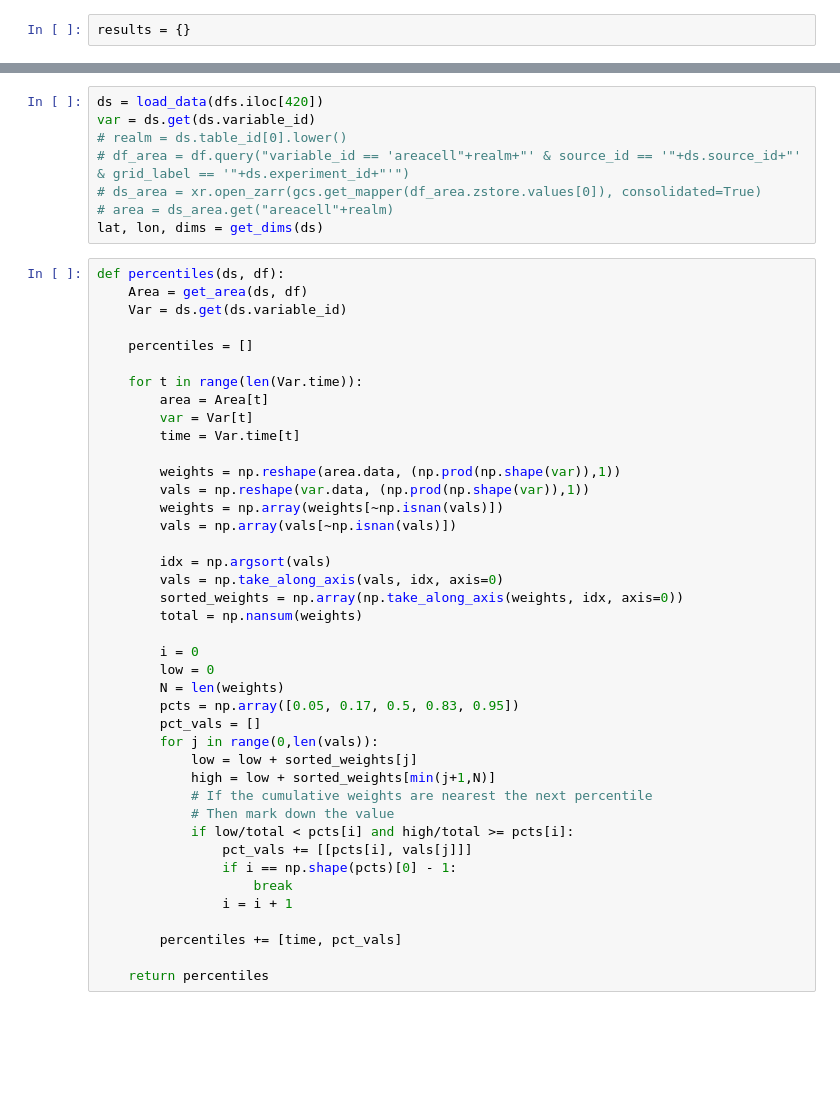
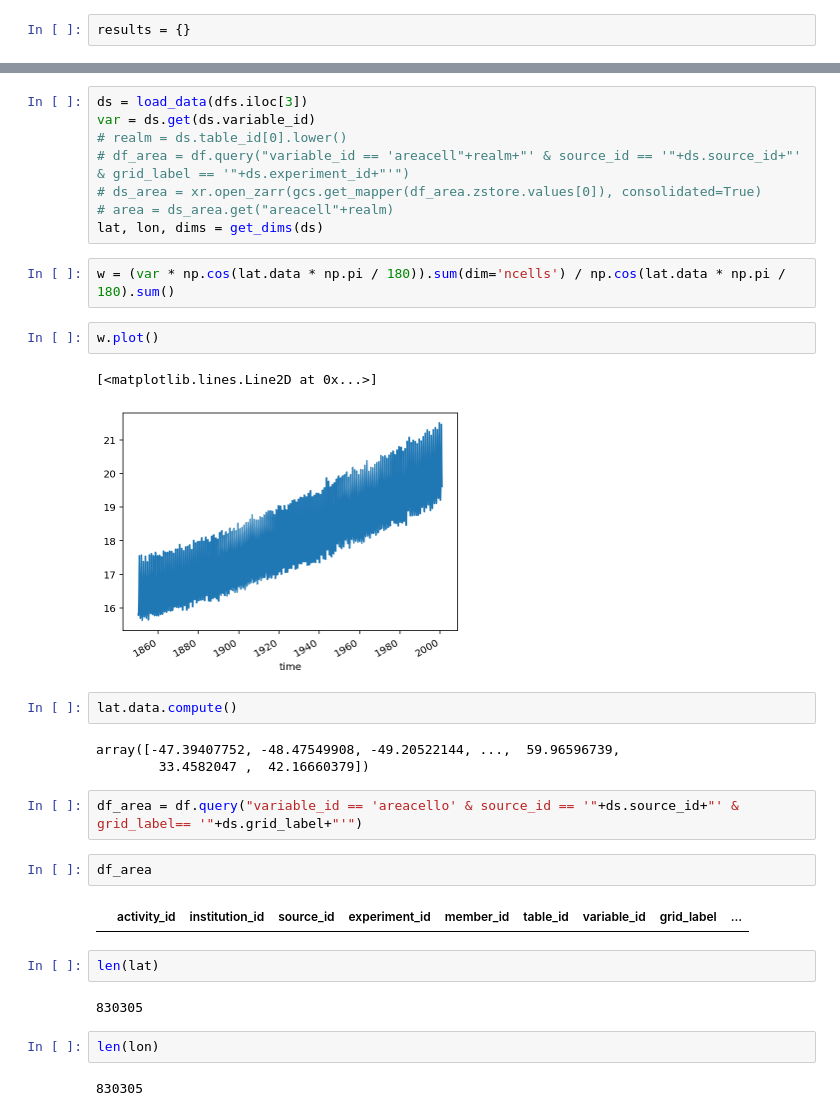
Before and after one commit to galenphall/pangeo_tests, a Jupyter notebook: pangeo-load.ipynb, the cells around one changed output, grey strips where cells are left out. Cells and saved outputs as stored; diff of their text form; blank space fills up the shorter version.

Commit message:
fixing area and redownloading

```diff
--- a/pangeo-load.ipynb
+++ b/pangeo-load.ipynb
@@ -192,49 +127,34 @@ AttributeError: 'KubeCluster' object has no attribute '_lock'
 # %%
-ds = load_data(dfs.iloc[420])
+ds = load_data(dfs.iloc[3])
 var = ds.get(ds.variable_id)
 # realm = ds.table_id[0].lower()
 # df_area = df.query("variable_id == 'areacell"+realm+"' & source_id == '"+ds.source_id+"' & grid_label == '"+ds.experiment_id+"'")
 # ds_area = xr.open_zarr(gcs.get_mapper(df_area.zstore.values[0]), consolidated=True)
 # area = ds_area.get("areacell"+realm)
 lat, lon, dims = get_dims(ds)
-# %%
-def percentiles(ds, df):
-    Area = get_area(ds, df)
-    Var = ds.get(ds.variable_id)
-
-    percentiles = []
-
-    for t in range(len(Var.time)):
-        area = Area[t]
-        var = Var[t]
-        time = Var.time[t]
-
-        weights = np.reshape(area.data, (np.prod(np.shape(var)),1))
-        vals = np.reshape(var.data, (np.prod(np.shape(var)),1))
-        weights = np.array(weights[~np.isnan(vals)])
-        vals = np.array(vals[~np.isnan(vals)])
-
-        idx = np.argsort(vals)
-        vals = np.take_along_axis(vals, idx, axis=0)
-        sorted_weights = np.array(np.take_along_axis(weights, idx, axis=0))
-        total = np.nansum(weights)
-
-        i = 0
-        low = 0
-        N = len(weights)
-        pcts = np.array([0.05, 0.17, 0.5, 0.83, 0.95])
-        pct_vals = []
-        for j in range(0,len(vals)):
-            low = low + sorted_weights[j]
-            high = low + sorted_weights[min(j+1,N)]
-            # If the cumulative weights are nearest the next percentile
-            # Then mark down the value
-            if low/total < pcts[i] and high/total >= pcts[i]:
-                pct_vals += [[pcts[i], vals[j]]]
-                if i == np.shape(pcts)[0] - 1:
-                    break
-                i = i + 1
-
-        percentiles += [time, pct_vals]
-
-    return percentiles
+# %%
+w = (var * np.cos(lat.data * np.pi / 180)).sum(dim='ncells') / np.cos(lat.data * np.pi / 180).sum()
+# %%
+w.plot()
+# %% [output]
+[<matplotlib.lines.Line2D at 0x...>]
+[figure, added]
+# %%
+lat.data.compute()
+# %% [output]
+array([-47.39407752, -48.47549908, -49.20522144, ...,  59.96596739,
+        33.4582047 ,  42.16660379])
+# %%
+df_area = df.query("variable_id == 'areacello' & source_id == '"+ds.source_id+"' & grid_label== '"+ds.grid_label+"'")
+# %%
+df_area
+# %% [output]
+|  | activity_id | institution_id | source_id | experiment_id | member_id | table_id | variable_id | grid_label | ... |
+# %%
+len(lat)
+# %% [output]
+830305
+# %%
+len(lon)
+# %% [output]
+830305
```
Also changed, not shown: parts of 5 cells of this notebook, 19 other files.
